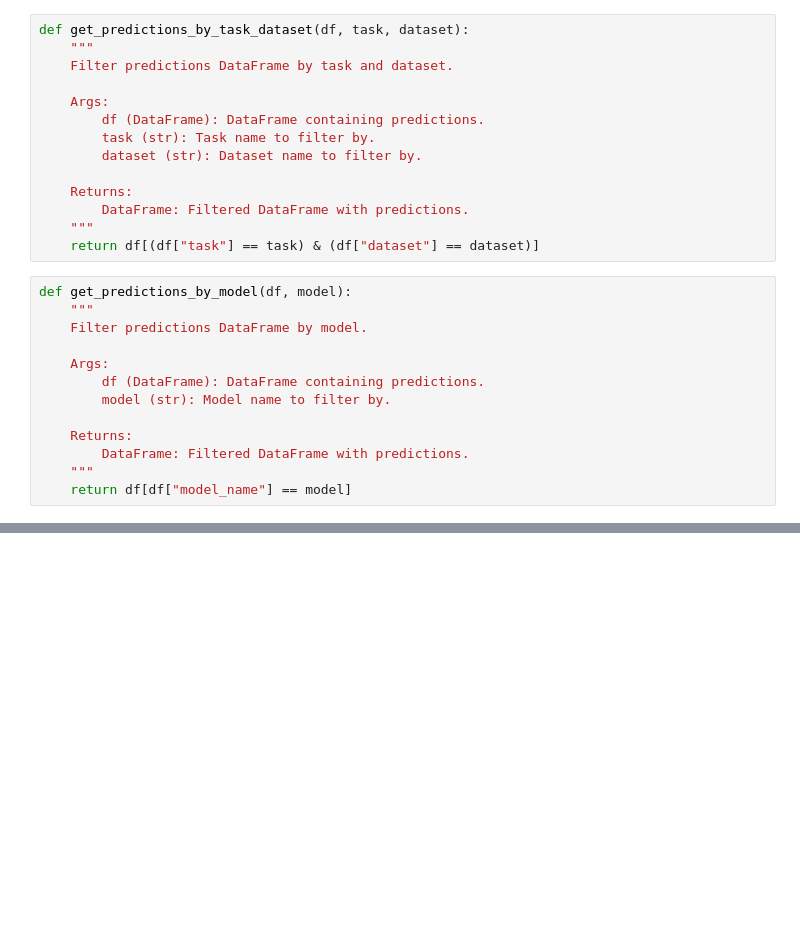
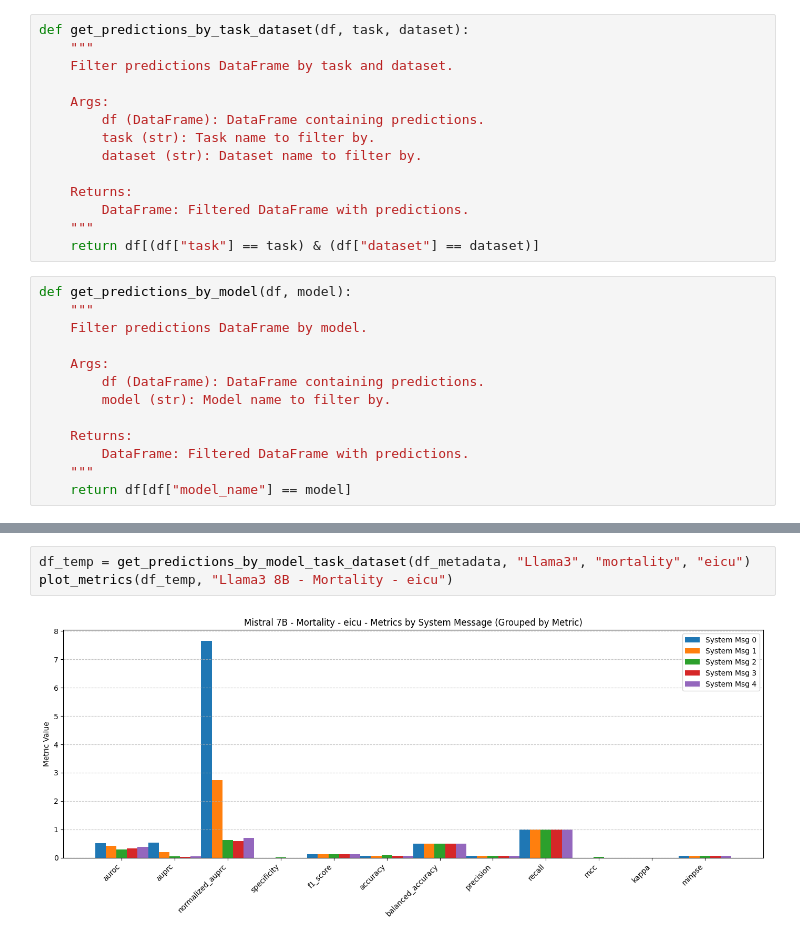
Before and after one commit to j4nberner/pulse, a Jupyter notebook: notebooks/analyze_llm_sys_msgs.ipynb, the cells around one changed output, grey strips where cells are left out. Saved outputs shown, nothing was run; the diff lists cells and outputs as text; blank space fills up the shorter version.

```diff
--- a/notebooks/analyze_llm_sys_msgs.ipynb
+++ b/notebooks/analyze_llm_sys_msgs.ipynb
@@ -252,0 +317,5 @@ Only one class present in y_true. Returning 0.0
+# %%
+df_temp = get_predictions_by_model_task_dataset(df_metadata, "Llama3", "mortality", "eicu")
+plot_metrics(df_temp, "Llama3 8B - Mortality - eicu")
+# %% [output]
+[figure, added]
```
Also changed, not shown: parts of 47 cells of this notebook, 1 other file.
